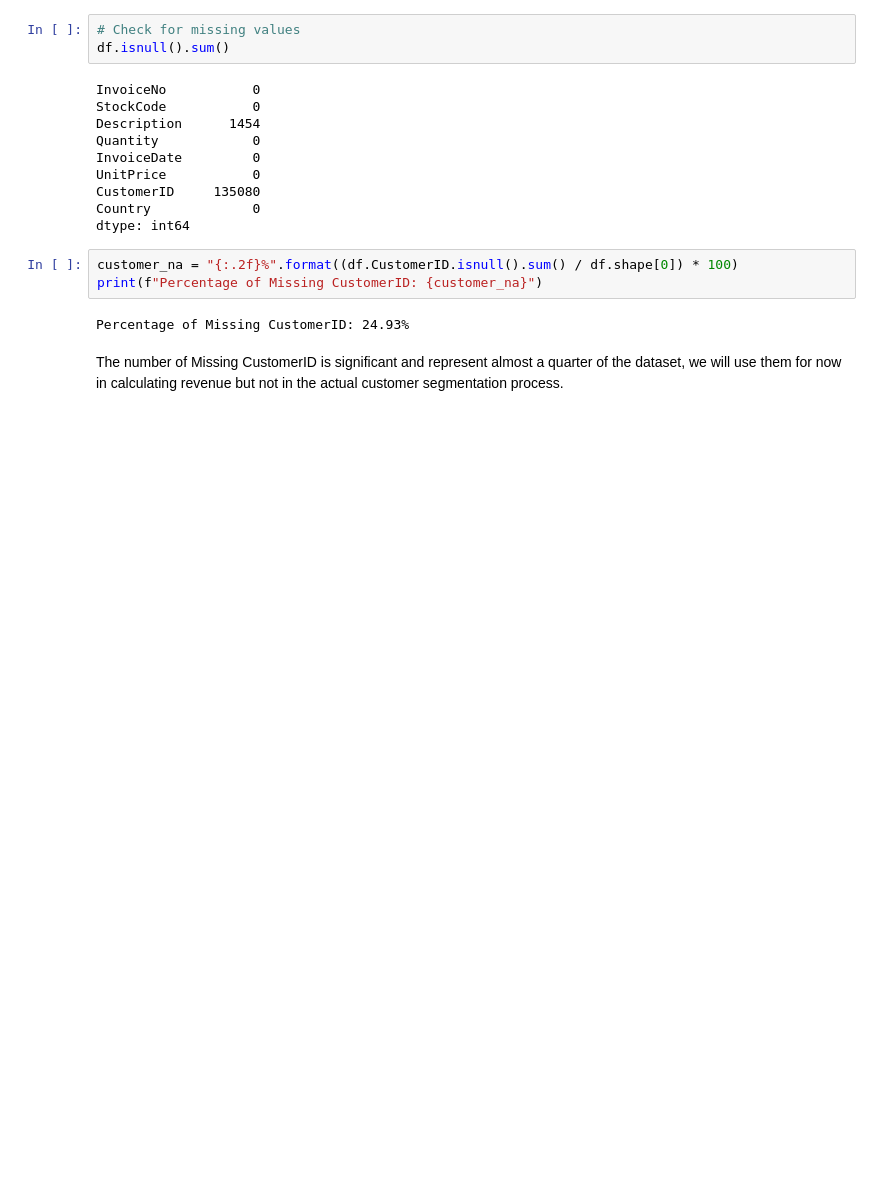
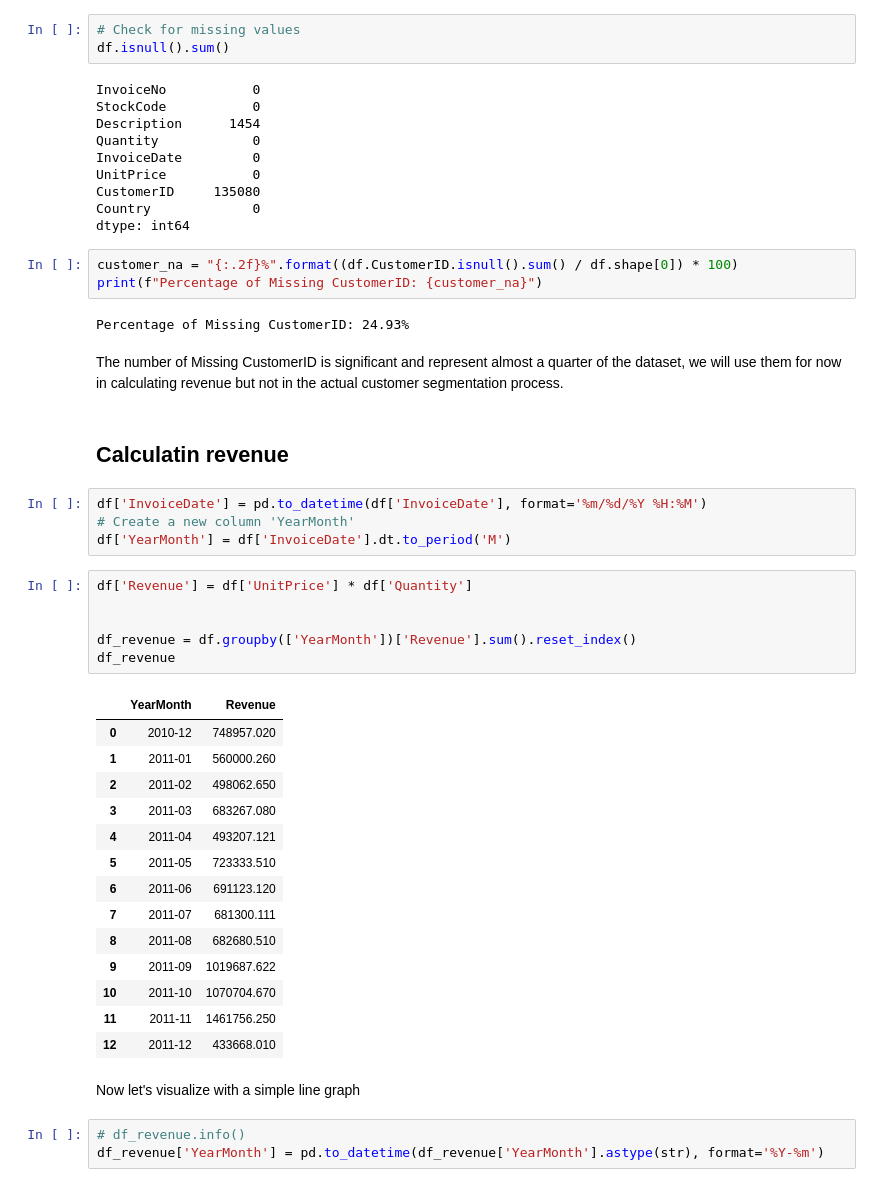
Before and after one commit to elmondhir/customer-segmentation-tuto, a Jupyter notebook: EDA_part1.ipynb, the cells around one changed output. Drawn from its saved outputs; the diff is of its cells as text; blank space fills up the shorter version.

```diff
--- a/EDA_part1.ipynb
+++ b/EDA_part1.ipynb
@@ -101,3 +105,35 @@ print(f"Percentage of Missing CustomerID: {customer_na}")
 Percentage of Missing CustomerID: 24.93%
 # %% [markdown]
 The number of Missing CustomerID is significant and represent almost a quarter of the dataset, we will use them for now in calculating revenue but not in the actual customer segmentation process.
+# %% [markdown]
+## Calculatin revenue
+# %%
+df['InvoiceDate'] = pd.to_datetime(df['InvoiceDate'], format='%m/%d/%Y %H:%M')
+# Create a new column 'YearMonth'
+df['YearMonth'] = df['InvoiceDate'].dt.to_period('M')
+# %%
+df['Revenue'] = df['UnitPrice'] * df['Quantity']
+
+
+df_revenue = df.groupby(['YearMonth'])['Revenue'].sum().reset_index()
+df_revenue
+# %% [output]
+|  | YearMonth | Revenue |
+| 0 | 2010-12 | 748957.020 |
+| 1 | 2011-01 | 560000.260 |
+| 2 | 2011-02 | 498062.650 |
+| 3 | 2011-03 | 683267.080 |
+| 4 | 2011-04 | 493207.121 |
+| 5 | 2011-05 | 723333.510 |
+| 6 | 2011-06 | 691123.120 |
+| 7 | 2011-07 | 681300.111 |
+| 8 | 2011-08 | 682680.510 |
+| 9 | 2011-09 | 1019687.622 |
+| 10 | 2011-10 | 1070704.670 |
+| 11 | 2011-11 | 1461756.250 |
+| 12 | 2011-12 | 433668.010 |
+# %% [markdown]
+Now let's visualize with a simple line graph
+# %%
+# df_revenue.info()
+df_revenue['YearMonth'] = pd.to_datetime(df_revenue['YearMonth'].astype(str), format='%Y-%m')
```
Also changed, not shown: parts of 3 cells of this notebook.
